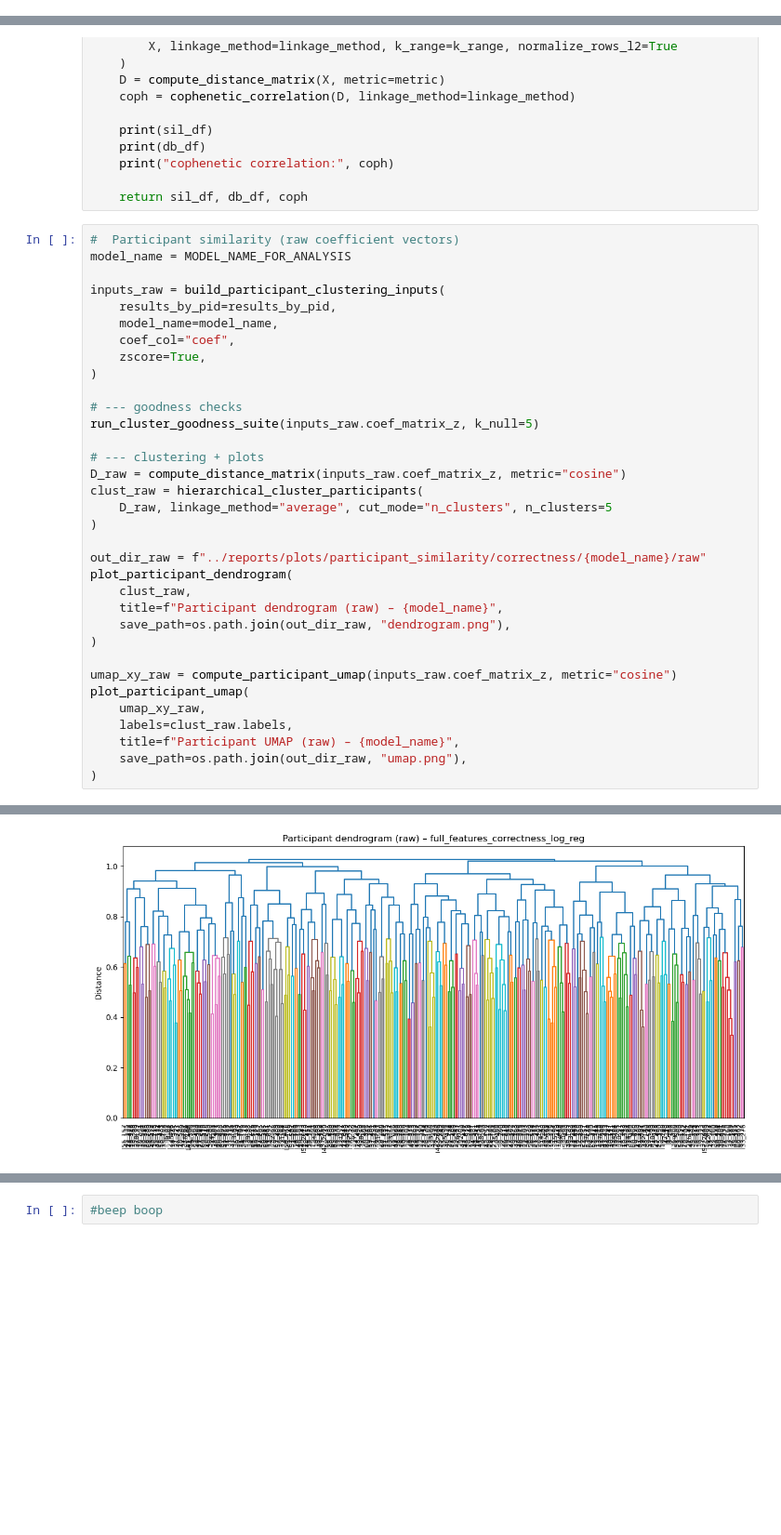
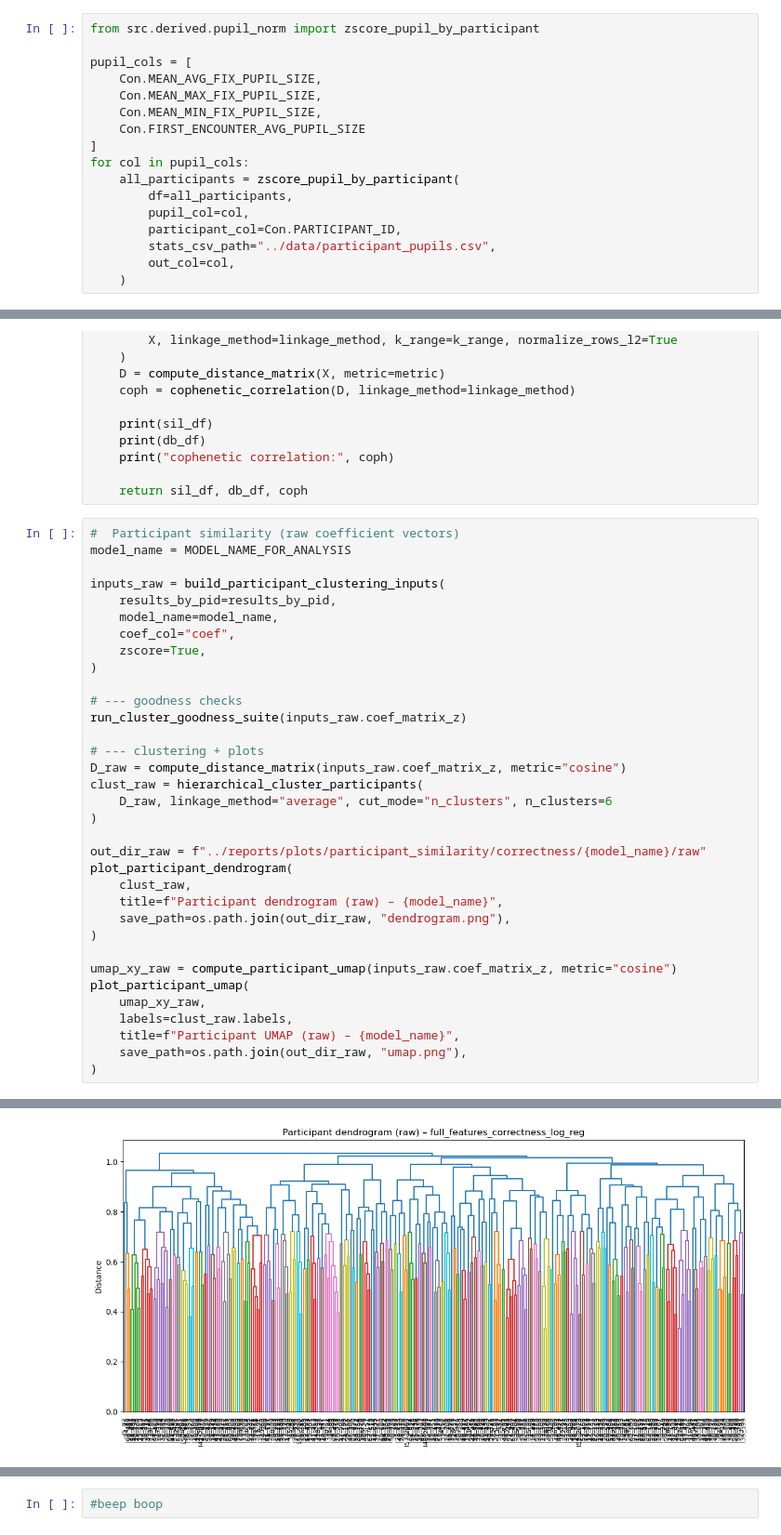
Before and after one commit to Mormorfor/QA_eyetracking, a Jupyter notebook: notebooks/answer_corr_prediction.ipynb, the cells around one changed output, grey strips where cells are left out. Shown at 93% size. Drawn from its saved outputs; the diff is of its cells as text; blank space fills up the shorter version.

Commit message:
pupil mean/std applied

```diff
--- a/notebooks/answer_corr_prediction.ipynb
+++ b/notebooks/answer_corr_prediction.ipynb
@@ -53,3 +53,20 @@ from src.predictive_modeling.answer_correctness.answer_correctness_participant_s
 hunters = pd.read_csv("../data/hunters.csv")
 gatherers = pd.read_csv("../data/gatherers.csv")
 all_participants = pd.concat([hunters, gatherers], ignore_index=True)
+# %%
+from src.derived.pupil_norm import zscore_pupil_by_participant
+
+pupil_cols = [
+    Con.MEAN_AVG_FIX_PUPIL_SIZE,
+    Con.MEAN_MAX_FIX_PUPIL_SIZE,
+    Con.MEAN_MIN_FIX_PUPIL_SIZE,
+    Con.FIRST_ENCOUNTER_AVG_PUPIL_SIZE
+]
+for col in pupil_cols:
+    all_participants = zscore_pupil_by_participant(
+        df=all_participants,
+        pupil_col=col,
+        participant_col=Con.PARTICIPANT_ID,
+        stats_csv_path="../data/participant_pupils.csv",
+        out_col=col,
+    )
@@ -275,12 +308,12 @@ inputs_raw = build_participant_clustering_inputs(
 )
 
 # --- goodness checks
-run_cluster_goodness_suite(inputs_raw.coef_matrix_z, k_null=5)
+run_cluster_goodness_suite(inputs_raw.coef_matrix_z)
 
 # --- clustering + plots
 D_raw = compute_distance_matrix(inputs_raw.coef_matrix_z, metric="cosine")
 clust_raw = hierarchical_cluster_participants(
-    D_raw, linkage_method="average", cut_mode="n_clusters", n_clusters=5
+    D_raw, linkage_method="average", cut_mode="n_clusters", n_clusters=6
 )
 
 out_dir_raw = f"../reports/plots/participant_similarity/correctness/{model_name}/raw"
@@ -319 +352 @@ cophenetic correlation: 0.32353101372094867
-[figure, old version]
+[figure, new version]
```
Also changed, not shown: parts of 8 cells of this notebook, 2 other files.
